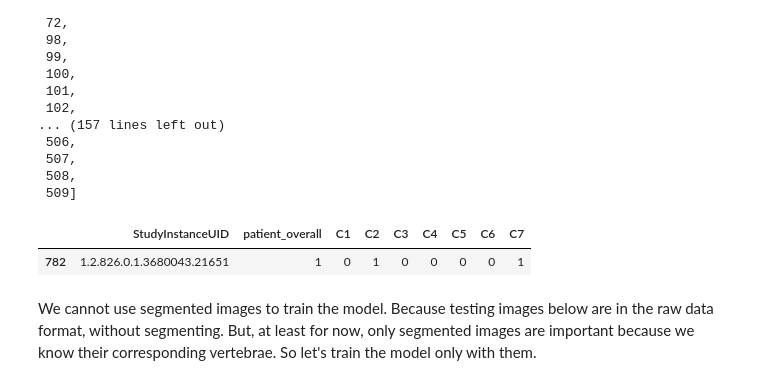
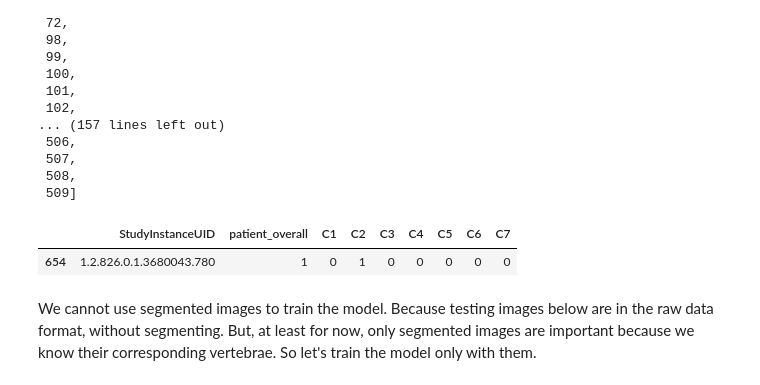
Before and after one commit to aguscura/RSNA-Competition, a Jupyter notebook: rnsa-competition-preprocessing.ipynb, the cells around one changed output. Saved outputs shown, nothing was run; the diff lists cells and outputs as text; code cells hidden in the pictures.

```diff
--- a/rnsa-competition-preprocessing.ipynb
+++ b/rnsa-competition-preprocessing.ipynb
@@ -109,10 +109,10 @@ vertebrae
  508,
  509]
 # %%
-train[train.StudyInstanceUID == "1.2.826.0.1.3680043.21651"]
+train[train.StudyInstanceUID == "1.2.826.0.1.3680043.780"]
 # %% [output]
 |  | StudyInstanceUID | patient_overall | C1 | C2 | C3 | C4 | C5 | C6 | C7 |
-| 782 | 1.2.826.0.1.3680043.21651 | 1 | 0 | 1 | 0 | 0 | 0 | 0 | 1 |
+| 654 | 1.2.826.0.1.3680043.780 | 1 | 0 | 1 | 0 | 0 | 0 | 0 | 0 |
 # %% [markdown]
 We cannot use segmented images to train the model. Because testing images below are in the raw data format, without segmenting.
 But, at least for now, only segmented images are important because we know their corresponding vertebrae. So let's train the model only with them.
```
Also changed, not shown: parts of 11 cells of this notebook.
